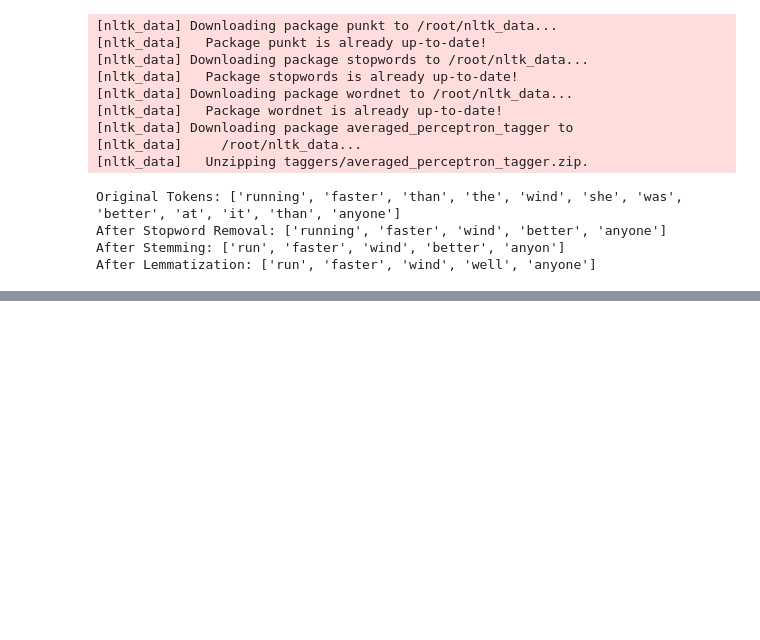
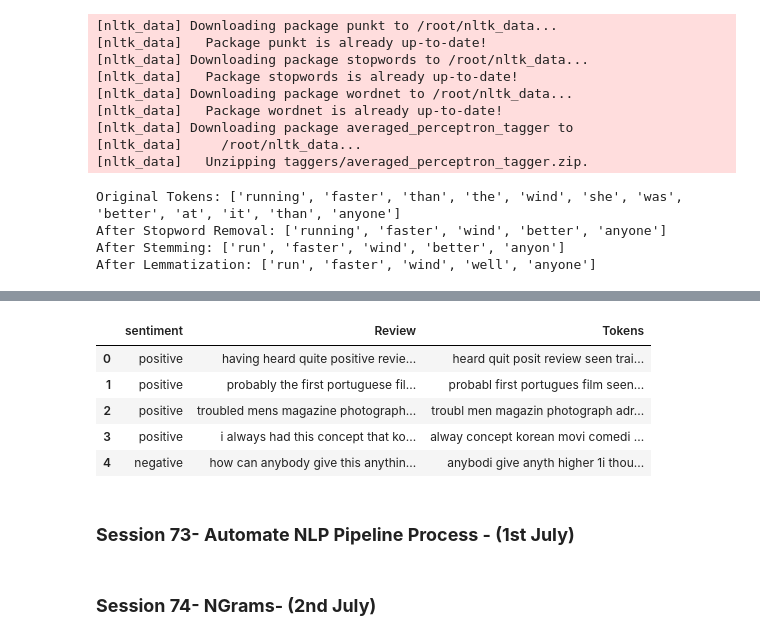
Before and after one commit to ankurs190/GenAI-Durgasoft-, a Jupyter notebook: NLP_Durgasoft.ipynb, the cells around one changed output, grey strips where cells are left out. Cells and saved outputs as stored; diff of their text form; code cells hidden in the pictures; blank space fills up the shorter version.

```diff
--- a/NLP_Durgasoft.ipynb
+++ b/NLP_Durgasoft.ipynb
@@ -558,0 +698,29 @@ After Lemmatization: ['run', 'faster', 'wind', 'well', 'anyone']
+# %%
+#tokens
+# df1["Tokens"][0]
+# len(df1["Tokens"][0])
+# [ w  for w in df1["Tokens"][0] if w not in sw_eng]
+# len([ w  for w in df1["Tokens"][0] if w not in sw_eng])
+# df1["Tokens"].map( lambda x : [w    for w in x  if w not in sw_eng])
+
+df1["Tokens"] = df1["Tokens"].map( lambda x : [w    for w in x  if w not in sw_eng])
+# %%
+# stemming
+from nltk.stem import PorterStemmer
+port_stem = PorterStemmer()
+# df1["Tokens"].map(lambda x :  [port_stem.stem(w)  for w in x ])
+
+df1["Tokens"] = df1["Tokens"].map(lambda x :  " ".join([port_stem.stem(w)  for w in x ]))
+# %%
+df1.head(5)
+# %% [output]
+|  | sentiment | Review | Tokens |
+| 0 | positive | having heard quite positive revie... | heard quit posit review seen trai... |
+| 1 | positive | probably the first portuguese fil... | probabl first portugues film seen... |
+| 2 | positive | troubled mens magazine photograph... | troubl men magazin photograph adr... |
+| 3 | positive | i always had this concept that ko... | alway concept korean movi comedi ... |
+| 4 | negative | how can anybody give this anythin... | anybodi give anyth higher 1i thou... |
+# %% [markdown]
+### **Session 73- Automate NLP Pipeline Process - (1st July)**
+# %% [markdown]
+### **Session 74- NGrams- (2nd July)**
```
Also changed, not shown: parts of 30 cells of this notebook.
